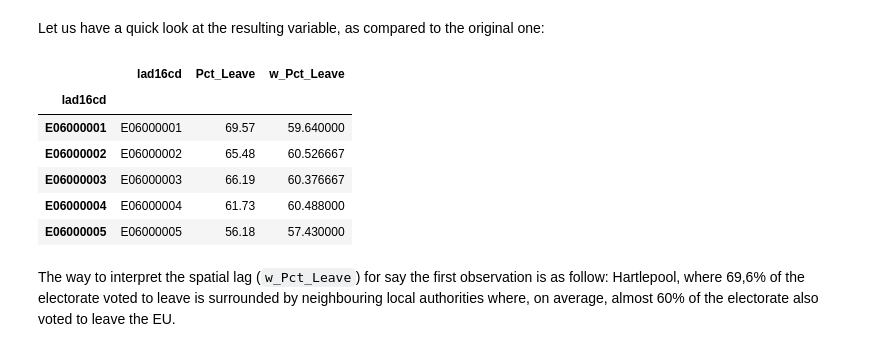
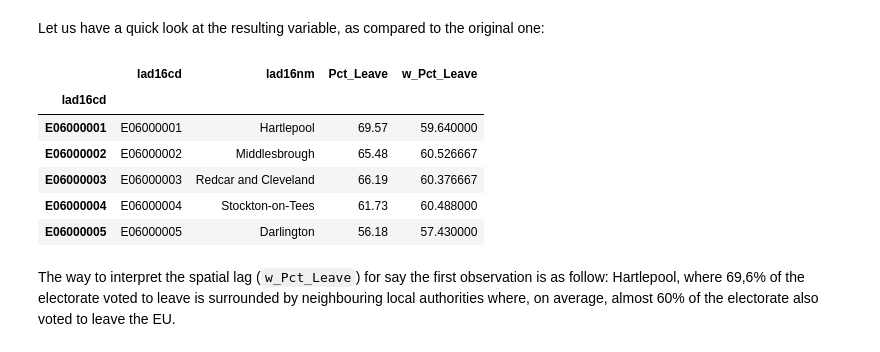
Before and after one commit to SC-GSDA-WS2324/Lecture6, a Jupyter notebook: 6_autocorr_ESDA.ipynb, the cells around one changed output. Cells and saved outputs as stored; diff of their text form; code cells hidden in the pictures.

```diff
--- a/6_autocorr_ESDA.ipynb
+++ b/6_autocorr_ESDA.ipynb
@@ -180,15 +176,15 @@ br['w_Pct_Leave'] = weights.lag_spatial(w, br['Pct_Leave'])
 # %% [markdown]
 Let us have a quick look at the resulting variable, as compared to the original one:
 # %%
-br[['lad16cd', 'Pct_Leave', 'w_Pct_Leave']].head()
+br[['lad16cd', 'lad16nm','Pct_Leave', 'w_Pct_Leave']].head()
 # %% [output]
-|  | lad16cd | Pct_Leave | w_Pct_Leave |
-| lad16cd |  |  |  |
-| E06000001 | E06000001 | 69.57 | 59.640000 |
-| E06000002 | E06000002 | 65.48 | 60.526667 |
-| E06000003 | E06000003 | 66.19 | 60.376667 |
-| E06000004 | E06000004 | 61.73 | 60.488000 |
-| E06000005 | E06000005 | 56.18 | 57.430000 |
+|  | lad16cd | lad16nm | Pct_Leave | w_Pct_Leave |
+| lad16cd |  |  |  |  |
+| E06000001 | E06000001 | Hartlepool | 69.57 | 59.640000 |
+| E06000002 | E06000002 | Middlesbrough | 65.48 | 60.526667 |
+| E06000003 | E06000003 | Redcar and Cleveland | 66.19 | 60.376667 |
+| E06000004 | E06000004 | Stockton-on-Tees | 61.73 | 60.488000 |
+| E06000005 | E06000005 | Darlington | 56.18 | 57.430000 |
 # %% [markdown]
 The way to interpret the spatial lag (`w_Pct_Leave`) for say the first observation is as follow: Hartlepool, where 69,6% of the electorate voted to leave is surrounded by neighbouring local authorities where, on average, almost 60% of the electorate also voted to leave the EU.
 # %% [markdown]
```
Also changed, not shown: parts of 16 cells of this notebook.
